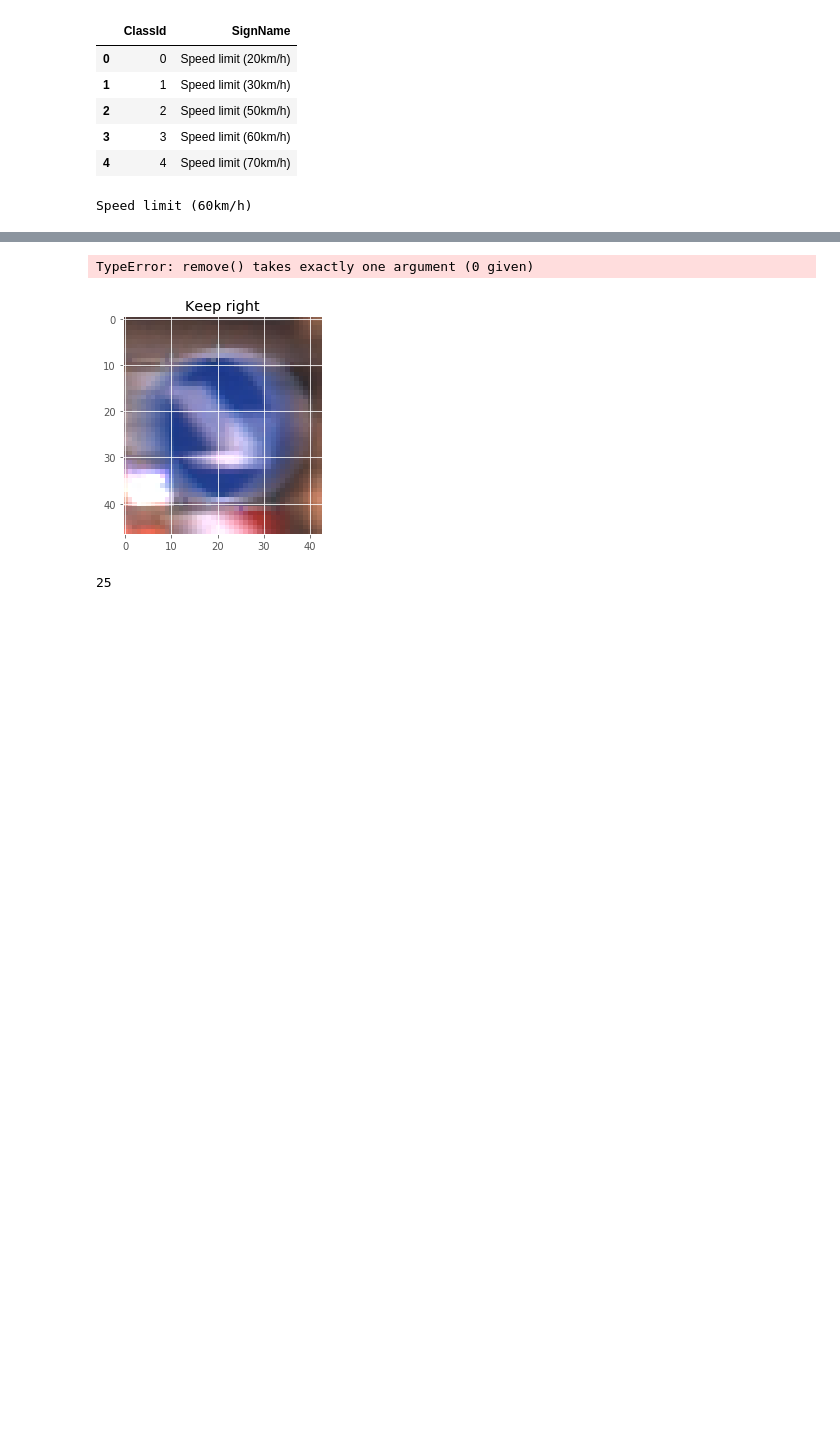
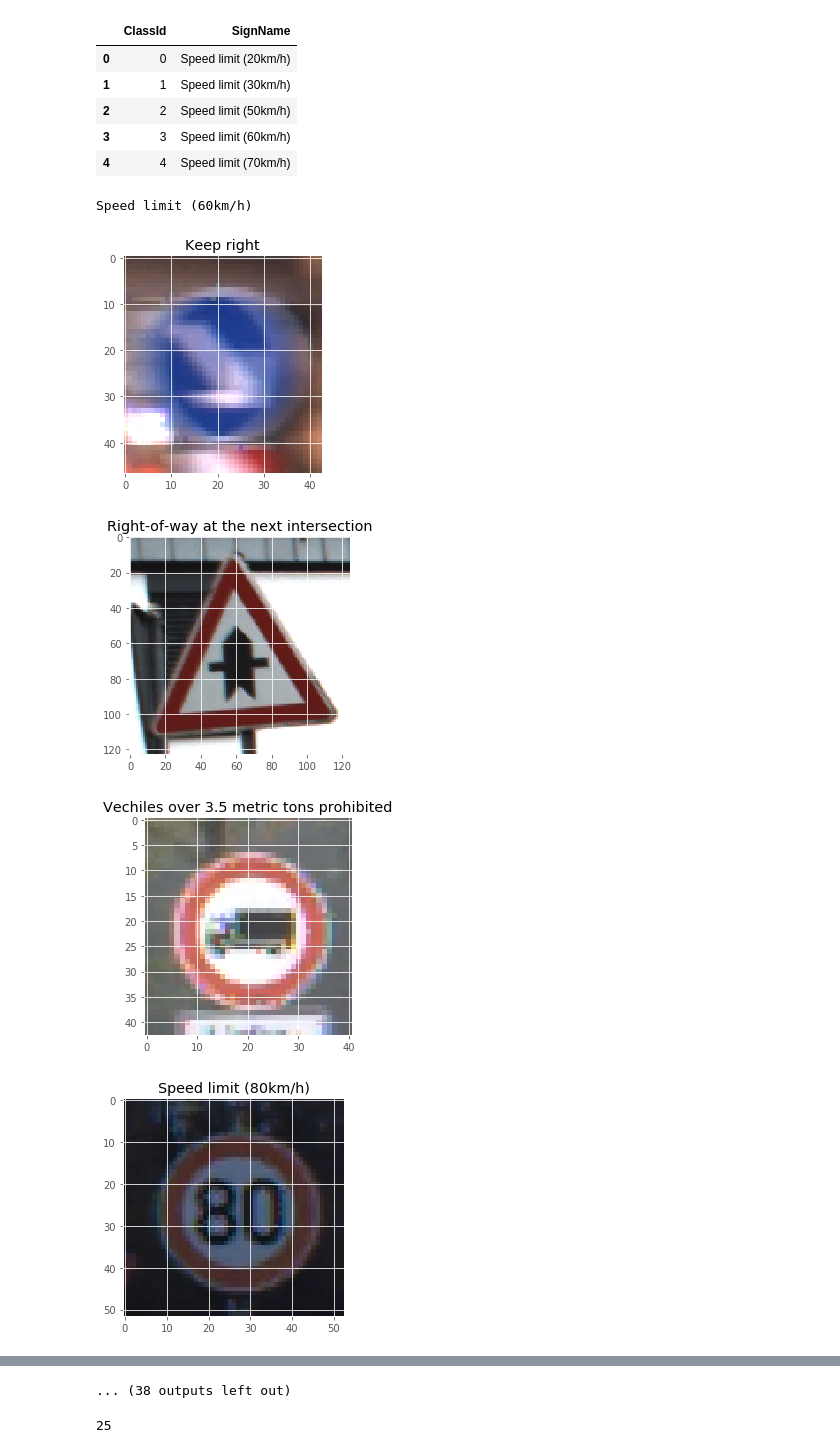
Before and after one commit to geekysethi/traffic_signal, a Jupyter notebook: traffic_signal.ipynb, the cells around one changed output, grey strips where cells are left out. Cells and saved outputs as stored; diff of their text form; code cells hidden in the pictures; blank space fills up the shorter version.

```diff
--- a/traffic_signal.ipynb
+++ b/traffic_signal.ipynb
@@ -354,28 +354,32 @@ Speed limit (60km/h)
 # %%
 import matplotlib.pyplot as plt
 
 
-for num, i in  enumerate(test_path[:12]):
-    fig=plt.figure()
+for num, i in  enumerate(test_path[:50]):
+    fig1=plt.figure()
 
     img=cv2.imread(i,1)
     plt.imshow(cv2.cvtColor(img, cv2.COLOR_BGR2RGB))
     img=cv2.resize(img,(img_size,img_size))
     img=img.reshape(1,img_size,img_size,3)
     img=img.astype(float)
 
     model_out=model.predict(img)[0]
     model_out=np.argmax(model_out)
 
     str_label=signnames_df.loc[signnames_df['ClassId']==model_out,'SignName'].iloc[0]
     plt.title(str_label)
-
+#     fig1.axes.
 #     fig.axes.remove()
 #     print(model_out)
 #     fig.axes.get_xaxis().set_visible(False)
 #     y.axes.get_yaxis().set_visible(False)
     plt.savefig('results/'+str(num)+'.png')
 #     print(model_out)
 
 # plt.show()
 # %% [output]
+[figure]
+[figure, added]
+[figure, added]
+[figure, added]
@@ -382,5 +394,4 @@ for num, i in  enumerate(test_path[:12]):
-TypeError: remove() takes exactly one argument (0 given)
+... (38 outputs left out)
-[figure]
 # %%
 np.argmax(model_out)
 # %% [output]
```
Also changed, not shown: parts of 1 cell of this notebook, 1 other file.
